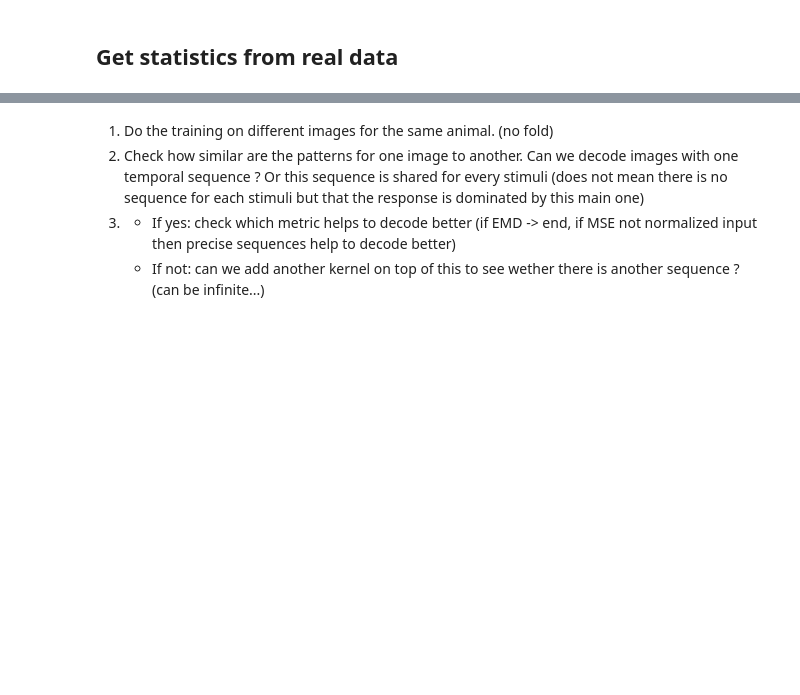
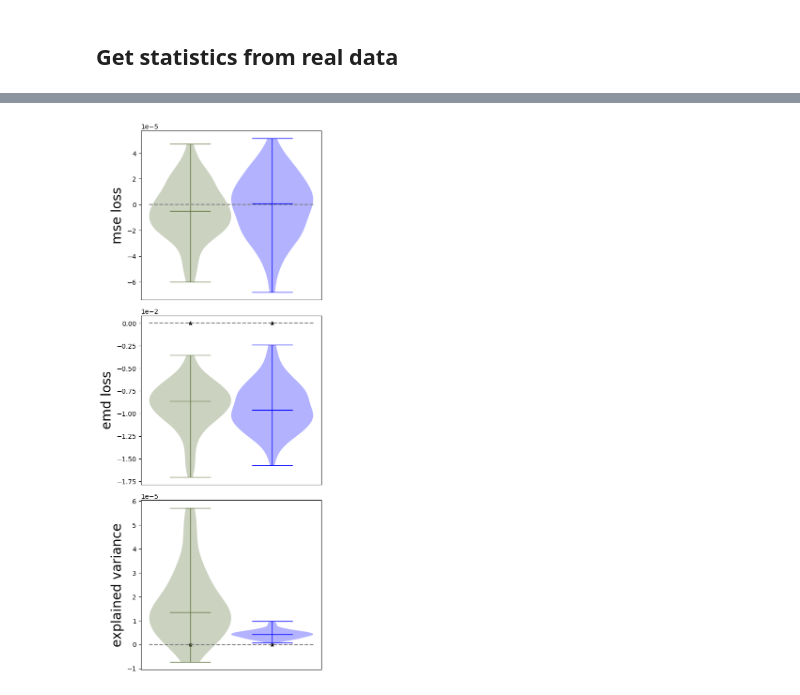
Before and after one commit to AntoineGrimaldi/wassa, a Jupyter notebook: results_paper/figure_4_allendataset_results_whole_dataset.ipynb, the cells around one changed output, grey strips where cells are left out. Drawn from its saved outputs; the diff is of its cells as text; code cells hidden in the pictures; blank space fills up the shorter version.

```diff
--- a/results_paper/figure_4_allendataset_results_whole_dataset.ipynb
+++ b/results_paper/figure_4_allendataset_results_whole_dataset.ipynb
@@ -382,19 +154,0 @@ results_mse_nonorm, weights_mse_nonorm = reconstruction_comparison(dataset_name,
-# %%
-all_metrics = ['mse loss', 'emd loss', 'explained variance', 'similarity', 'mse', 'emd', 'factors']
-fig, ax = plt.subplots(2,results_emd.shape[1],figsize=(16,6))
-for i in range(results_emd.shape[1]):
-    for j in range(2):
-        mean_mse, std_mse = results_mse_nonorm[:,i].mean(dim=0), results_mse_nonorm[:,i].std(dim=0)
-        mean_emd, std_emd = results_emd_nonorm[:,i].mean(dim=0), results_emd_nonorm[:,i].std(dim=0)
-        ax[0,i].bar(j,mean_mse[j],color='darkolivegreen',alpha=.3)
-        ax[0,i].errorbar(j, mean_mse[j], yerr=std_mse[j], fmt='-o', color='darkolivegreen')
-        ax[0,i].set_ylim([min(mean_mse)-2*max(std_mse), max(mean_mse)+2*max(std_mse)])
-        ax[0,i].set_title(all_metrics[i])
-        ax[0,0].set_ylabel('MSE')
-        ax[0,i].set_xticks([])
-        #ax[0,i].set_yscale('log', base=10)
-        ax[1,i].bar(j,mean_emd[j],color='blue',alpha=.3)
-        ax[1,i].errorbar(j, mean_emd[j], yerr=std_emd[j], fmt='-o', color='blue')
-        ax[1,i].set_ylim([min(mean_emd)-2*max(std_emd), max(mean_emd)+2*max(std_emd)])
-        ax[1,i].set_xticks([0,1], ['in distribution', 'out distribution'], rotation=45)
-        ax[1,0].set_ylabel('EMD')
@@ -507,5 +154,0 @@ plt.colorbar()
-# %% [markdown]
-1. Do the training on different images for the same animal. (no fold)
-2. Check how similar are the patterns for one image to another. Can we decode images with one temporal sequence ? Or this sequence is shared for every stimuli (does not mean there is no sequence for each stimuli but that the response is dominated by this main one)
-3. - If yes: check which metric helps to decode better (if EMD -> end, if MSE not normalized input then precise sequences help to decode better)
-   - If not: can we add another kernel on top of this to see wether there is another sequence ? (can be infinite...)
@@ -519,0 +155,39 @@ plt.colorbar()
+# %%
+all_metrics = ['mse loss', 'emd loss', 'explained variance']
+fig, ax = plt.subplots(len(all_metrics),1,figsize=(5,12))
+
+separation_coef = .5
+offset = 1
+significance_threshold = 1e-4
+
+for i in range(len(all_metrics)):
+
+    reshaped = results_mse[:,i].reshape(32,100,3).swapaxes(0,2)
+    results_mse_per_animal = reshaped[1]-reshaped[2]
+    reshaped = results_emd[:,i].reshape(32,100,3).swapaxes(0,2)
+    results_emd_per_animal = reshaped[1]-reshaped[2]
+    reshaped = results_frs[:,i].reshape(32,100,3).swapaxes(0,2)
+    results_frs_per_animal = reshaped[1]-reshaped[2]
+    if i == 2:
+        t_stat, p_value_mse = scipy.stats.wilcoxon(results_mse_per_animal.median(dim=1).values,alternative='greater')
+        t_stat, p_value_emd = scipy.stats.wilcoxon(results_emd_per_animal.median(dim=1).values,alternative='greater')
+    else:
+        t_stat, p_value_mse = scipy.stats.wilcoxon(results_mse_per_animal.median(dim=1).values,alternative='less')
+        t_stat, p_value_emd = scipy.stats.wilcoxon(results_emd_per_animal.median(dim=1).values,alternative='less')
+    if p_value_mse < significance_threshold:
+        ax[i].scatter(offset,0,marker='*',color='black')
+    if p_value_emd < significance_threshold:
+        ax[i].scatter(offset+separation_coef,0,marker='*',color='black')
+
+    ax[i] = make_violin(ax[i],results_mse_per_animal.median(dim=1).values,'darkolivegreen',separation_coef=separation_coef)
+    ax[i].set_xticks([])
+    ax[i].set_ylabel(all_metrics[i],fontsize=20)
+    ax[i].ticklabel_format(axis='both', style='sci', scilimits=(-2,1))
+    ax[i].hlines(0,.75,1.75,linestyles='dashed',colors='grey')
+    ax[i] = make_violin(ax[i],results_emd_per_animal.median(dim=1).values,'blue',separation_coef=separation_coef,offset=1.5)
+    #ax[i,2].set_xlim([separation_coef,results_mse_per_animal.shape[1]*separation_coef+1])
+    #ax[i] = make_violin(ax[i],results_frs_per_animal.median(dim=1).values,'orange',separation_coef=separation_coef,offset=2)
+    ax[i].set_xlim([.7,1.8])
+fig.tight_layout()
+# %% [output]
+[figure, added]
```
Also changed, not shown: parts of 65 cells of this notebook, 9 other files.
